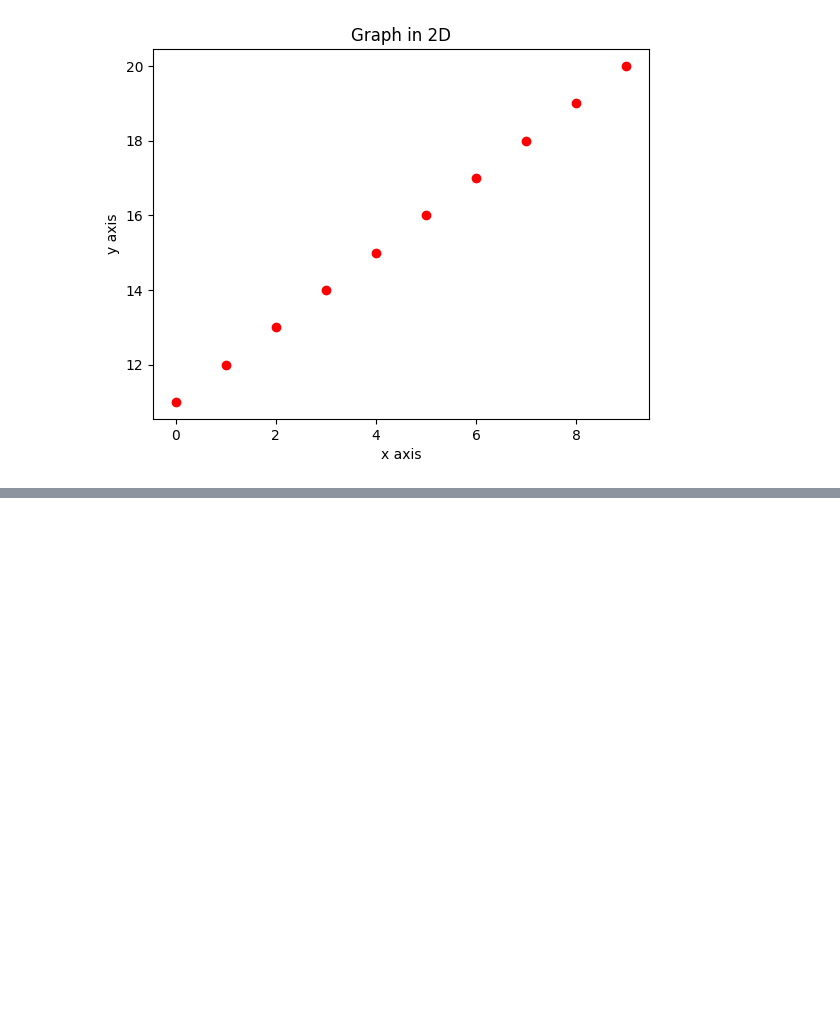
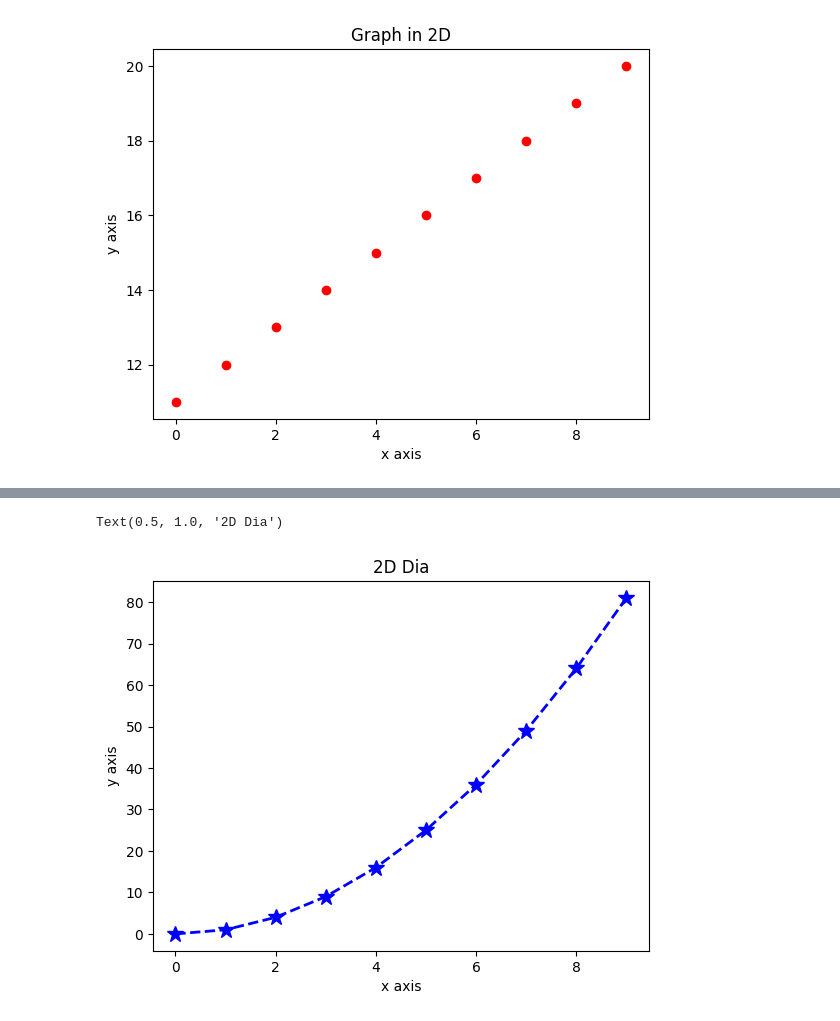
Before and after one commit to RapaDewan/Machine-Learning, a Jupyter notebook: Python/pyBasic.ipynb, the cells around one changed output, grey strips where cells are left out. Cells and saved outputs as stored; diff of their text form; code cells hidden in the pictures; blank space fills up the shorter version.

```diff
--- a/Python/pyBasic.ipynb
+++ b/Python/pyBasic.ipynb
@@ -622,0 +637,8 @@ Text(0.5, 1.0, 'Graph in 2D')
+# %%
+plt.plot(x,y,'b*',linestyle='dashed',linewidth=2, markersize=12)
+plt.xlabel ('x axis')
+plt.ylabel ('y axis')
+plt.title('2D Dia')
+# %% [output]
+Text(0.5, 1.0, '2D Dia')
+[figure, added]
```
Also changed, not shown: parts of 11 cells of this notebook.
